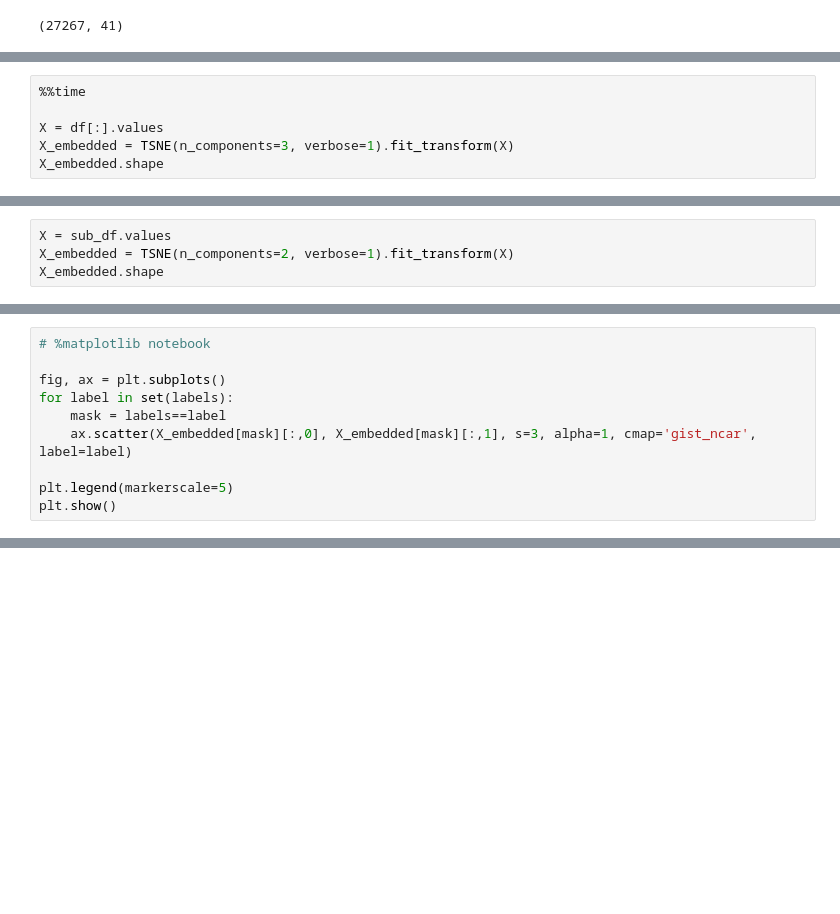
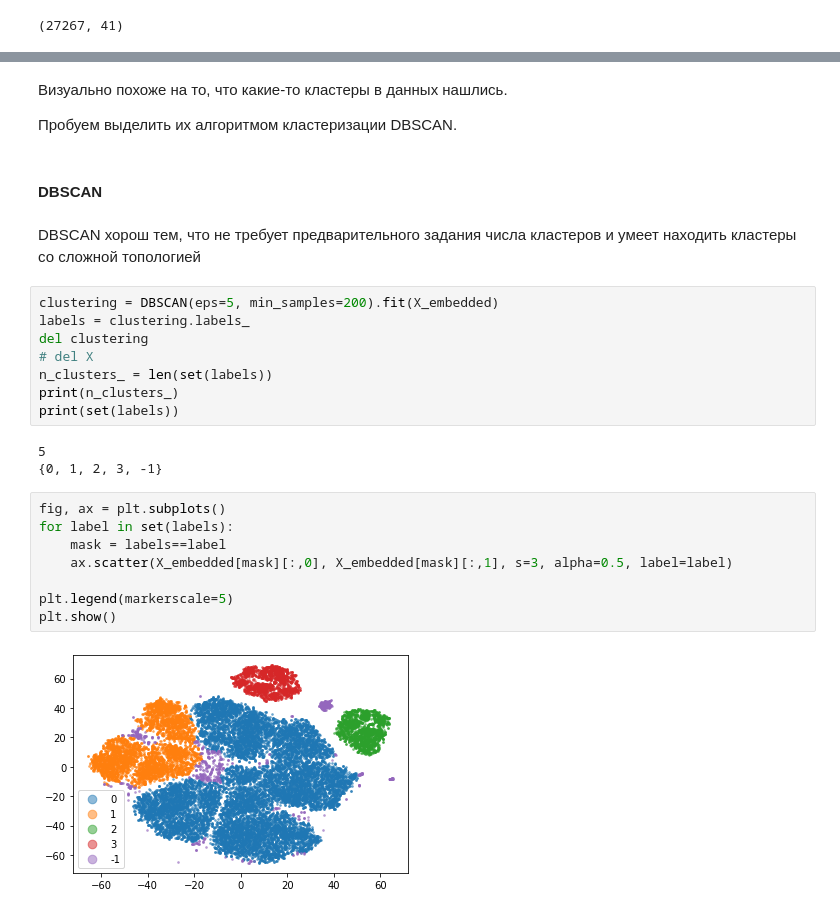
Before and after one commit to Drev0Z/Clustering, a Jupyter notebook: Clustering.ipynb, the cells around one changed output, grey strips where cells are left out. Drawn from its saved outputs; the diff is of its cells as text; blank space fills up the shorter version.

```diff
--- a/Clustering.ipynb
+++ b/Clustering.ipynb
@@ -194,8 +341,2 @@ X_embedded.shape
-# %%
-%%time
-
-X = df[:].values
-X_embedded = TSNE(n_components=3, verbose=1).fit_transform(X)
-X_embedded.shape
 # %%
 plt.scatter(X_embedded[:,0], X_embedded[:,1], s=3, alpha=0.05)
@@ -300,4 +345,0 @@ Wall time: 1.85 ms
-# %%
-X = sub_df.values
-X_embedded = TSNE(n_components=2, verbose=1).fit_transform(X)
-X_embedded.shape
@@ -339,10 +345,0 @@ print(set(labels))
-# %%
-# %matplotlib notebook
-
-fig, ax = plt.subplots()
-for label in set(labels):
-    mask = labels==label
-    ax.scatter(X_embedded[mask][:,0], X_embedded[mask][:,1], s=3, alpha=1, cmap='gist_ncar', label=label)
-
-plt.legend(markerscale=5)
-plt.show()
@@ -462,0 +346,29 @@ You should consider upgrading via the '/home/drev/.virtualenvs/py3/bin/python -m
+# %% [markdown]
+Визуально похоже на то, что какие-то кластеры в данных нашлись.
+
+Пробуем выделить их алгоритмом кластеризации DBSCAN.
+# %% [markdown]
+#### **DBSCAN**
+# %% [markdown]
+DBSCAN хорош тем, что не требует предварительного задания числа кластеров и умеет находить кластеры со сложной топологией
+# %%
+clustering = DBSCAN(eps=5, min_samples=200).fit(X_embedded)
+labels = clustering.labels_
+del clustering
+# del X
+n_clusters_ = len(set(labels))
+print(n_clusters_)
+print(set(labels))
+# %% [output]
+5
+{0, 1, 2, 3, -1}
+# %%
+fig, ax = plt.subplots()
+for label in set(labels):
+    mask = labels==label
+    ax.scatter(X_embedded[mask][:,0], X_embedded[mask][:,1], s=3, alpha=0.5, label=label)
+
+plt.legend(markerscale=5)
+plt.show()
+# %% [output]
+[figure, added]
```
Also changed, not shown: parts of 72 cells of this notebook.
